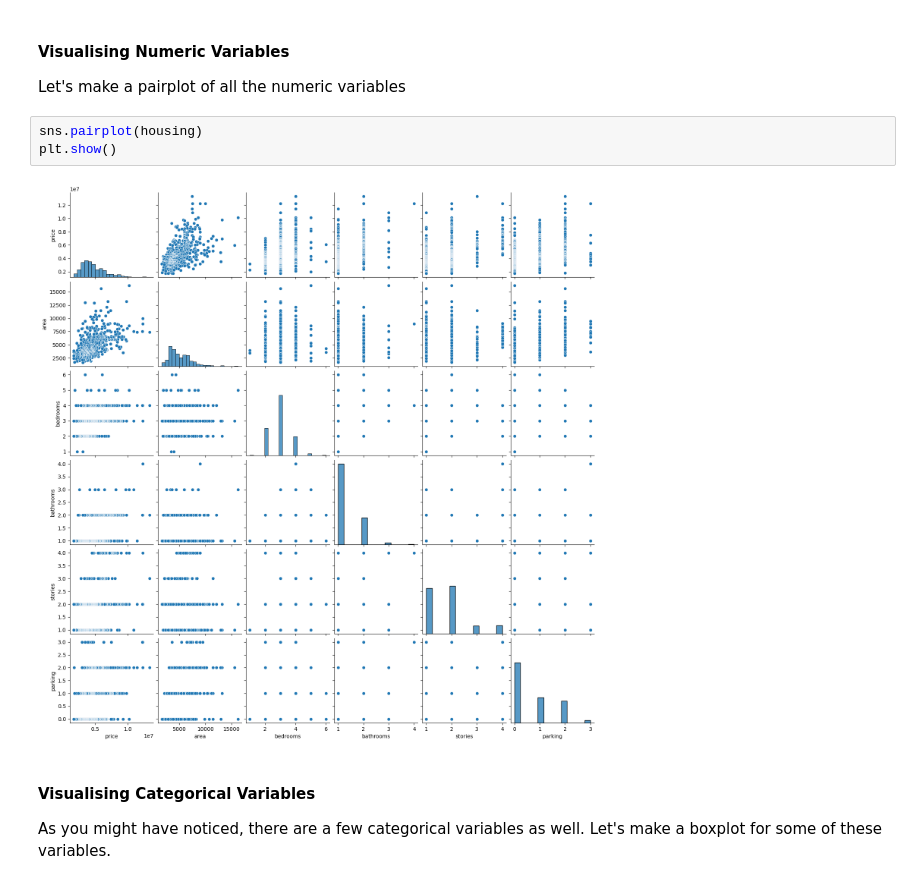
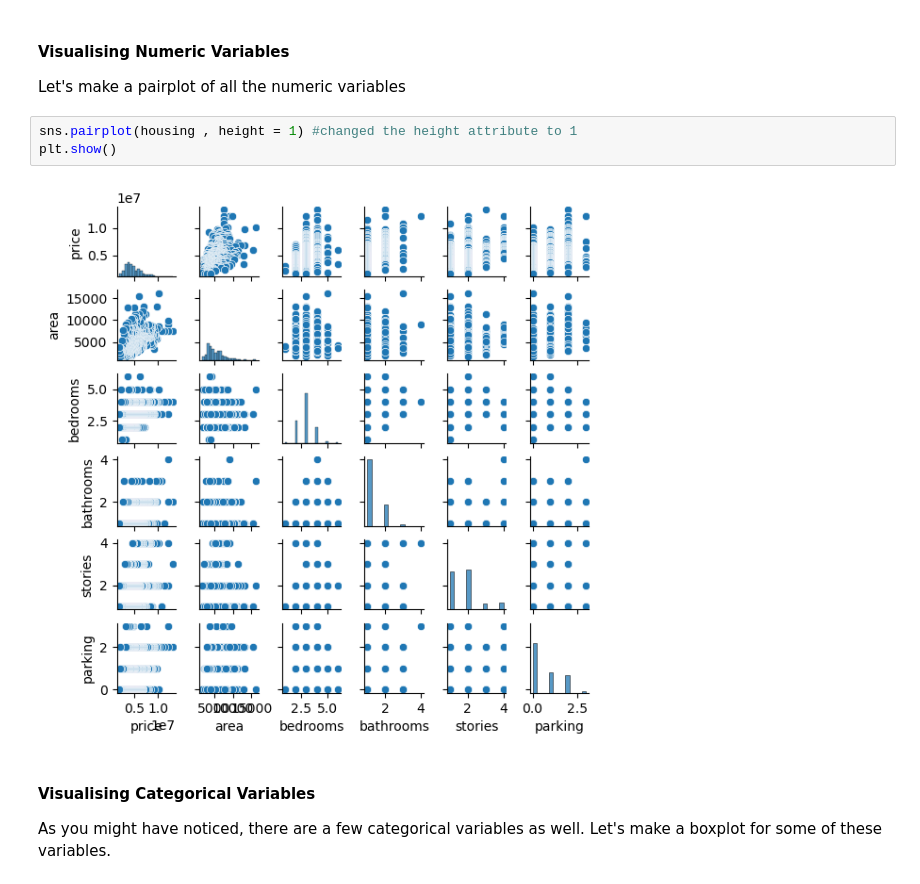
Before and after one commit to VaRuNmRnEr/multiple-linear-regression, a Jupyter notebook: Multiple+Linear+Regression+-+Housing+Case+Study.ipynb, the cells around one changed output. Saved outputs shown, nothing was run; the diff lists cells and outputs as text.

```diff
--- a/Multiple+Linear+Regression+-+Housing+Case+Study.ipynb
+++ b/Multiple+Linear+Regression+-+Housing+Case+Study.ipynb
@@ -97,10 +97,10 @@ import seaborn as sns
 
 Let's make a pairplot of all the numeric variables
 # %%
-sns.pairplot(housing)
+sns.pairplot(housing , height = 1) #changed the height attribute to 1
 plt.show()
 # %% [output]
-[figure, old version]
+[figure, new version]
 # %% [markdown]
 #### Visualising Categorical Variables
 
```
Also changed, not shown: parts of 19 cells of this notebook.
